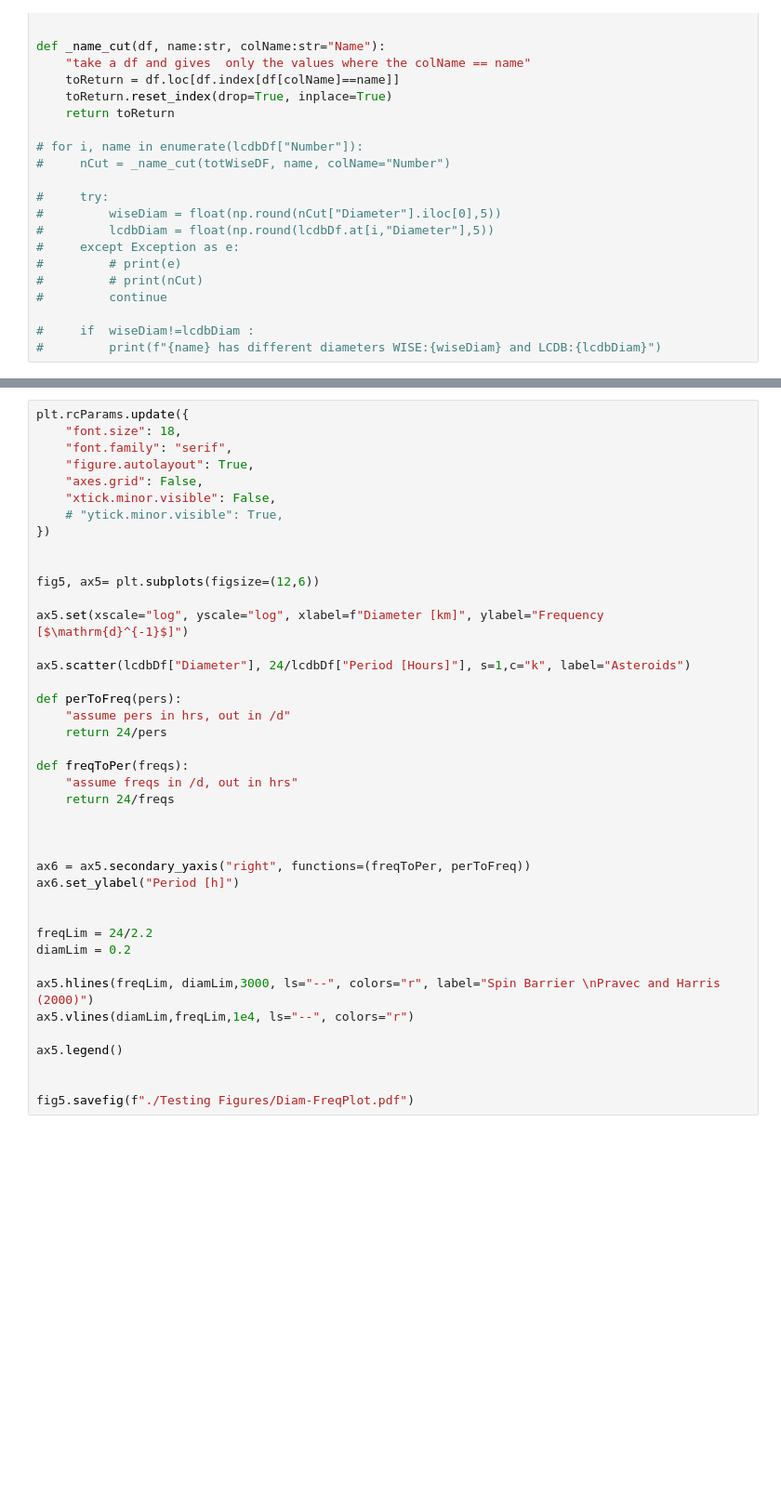
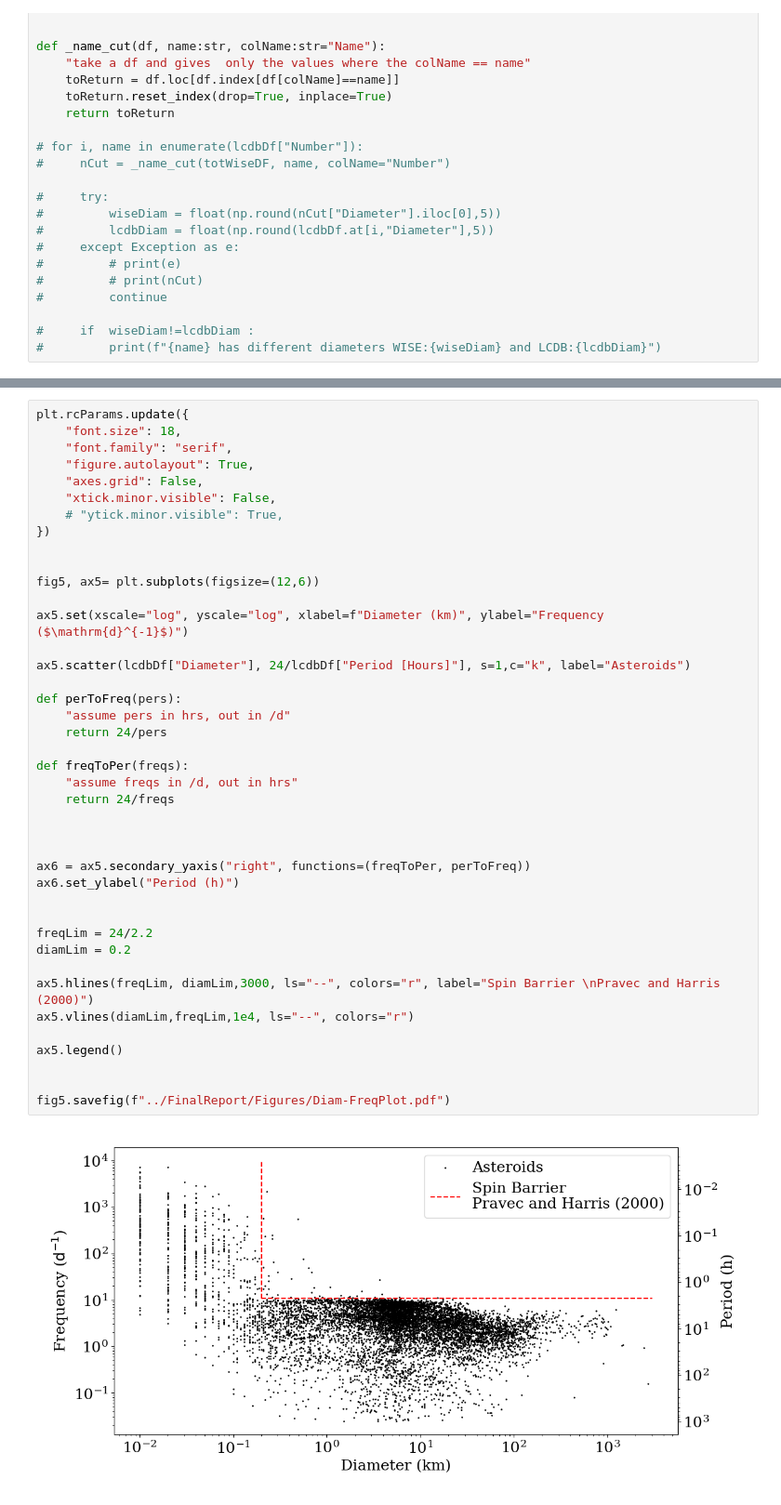
Before and after one commit to ble61/ASTR480, a Jupyter notebook: Test Code/periodTest.ipynb, the cells around one changed output, grey strips where cells are left out. Shown at 93% size. Drawn from its saved outputs; the diff is of its cells as text; blank space fills up the shorter version.

Commit message:
?final? Figures added from Ozstar

```diff
--- a/Test Code/periodTest.ipynb
+++ b/Test Code/periodTest.ipynb
@@ -329,33 +363,35 @@ plt.rcParams.update({
 })
 
 
 fig5, ax5= plt.subplots(figsize=(12,6))
 
-ax5.set(xscale="log", yscale="log", xlabel=f"Diameter [km]", ylabel="Frequency [$\mathrm{d}^{-1}$]")
+ax5.set(xscale="log", yscale="log", xlabel=f"Diameter (km)", ylabel="Frequency ($\mathrm{d}^{-1}$)")
 
 ax5.scatter(lcdbDf["Diameter"], 24/lcdbDf["Period [Hours]"], s=1,c="k", label="Asteroids")
 
 def perToFreq(pers):
     "assume pers in hrs, out in /d"
     return 24/pers
 
 def freqToPer(freqs):
     "assume freqs in /d, out in hrs"
     return 24/freqs
 
 
 
 ax6 = ax5.secondary_yaxis("right", functions=(freqToPer, perToFreq))
-ax6.set_ylabel("Period [h]")
+ax6.set_ylabel("Period (h)")
 
 
 freqLim = 24/2.2
 diamLim = 0.2
 
 ax5.hlines(freqLim, diamLim,3000, ls="--", colors="r", label="Spin Barrier \nPravec and Harris (2000)")
 ax5.vlines(diamLim,freqLim,1e4, ls="--", colors="r")
 
 ax5.legend()
 
 
-fig5.savefig(f"./Testing Figures/Diam-FreqPlot.pdf")
+fig5.savefig(f"../FinalReport/Figures/Diam-FreqPlot.pdf")
+# %% [output]
+[figure, added]
```
Also changed, not shown: parts of 5 cells of this notebook, 42 other files.
